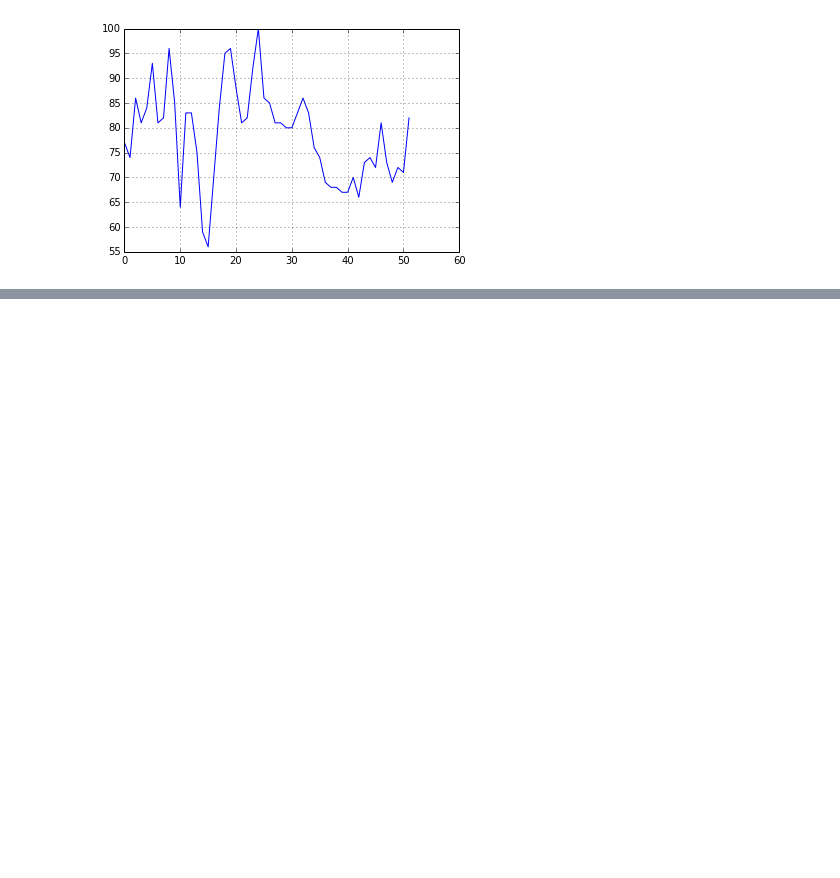
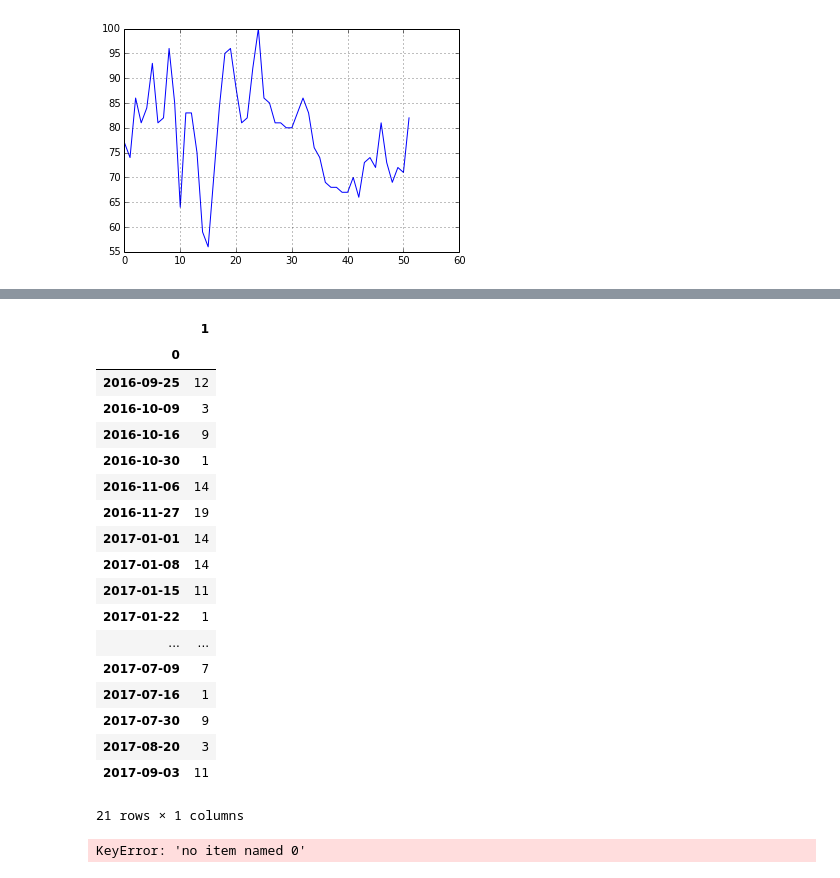
Before and after one commit to mihirk11/stock-trends, a Jupyter notebook: POC.ipynb, the cells around one changed output, grey strips where cells are left out. Cells and saved outputs as stored; diff of their text form; code cells hidden in the pictures; blank space fills up the shorter version.

```diff
--- a/POC.ipynb
+++ b/POC.ipynb
@@ -60,0 +84,28 @@ debt[1].plot()
+# %%
+pos_debt_change = debt_change.loc[debt_change[1] >0]
+# %%
+pos_debt_change
+# %% [output]
+|  | 1 |
+| 0 |  |
+| 2016-09-25 | 12 |
+| 2016-10-09 | 3 |
+| 2016-10-16 | 9 |
+| 2016-10-30 | 1 |
+| 2016-11-06 | 14 |
+| 2016-11-27 | 19 |
+| 2017-01-01 | 14 |
+| 2017-01-08 | 14 |
+| 2017-01-15 | 11 |
+| 2017-01-22 | 1 |
+| ... | ... |
+| 2017-07-09 | 7 |
+| 2017-07-16 | 1 |
+| 2017-07-30 | 9 |
+| 2017-08-20 | 3 |
+| 2017-09-03 | 11 |
+21 rows × 1 columns
+# %%
+buy_dates = pos_debt_change[0]
+# %% [output]
+KeyError: 'no item named 0'
```
Also changed, not shown: parts of 1 cell of this notebook.
